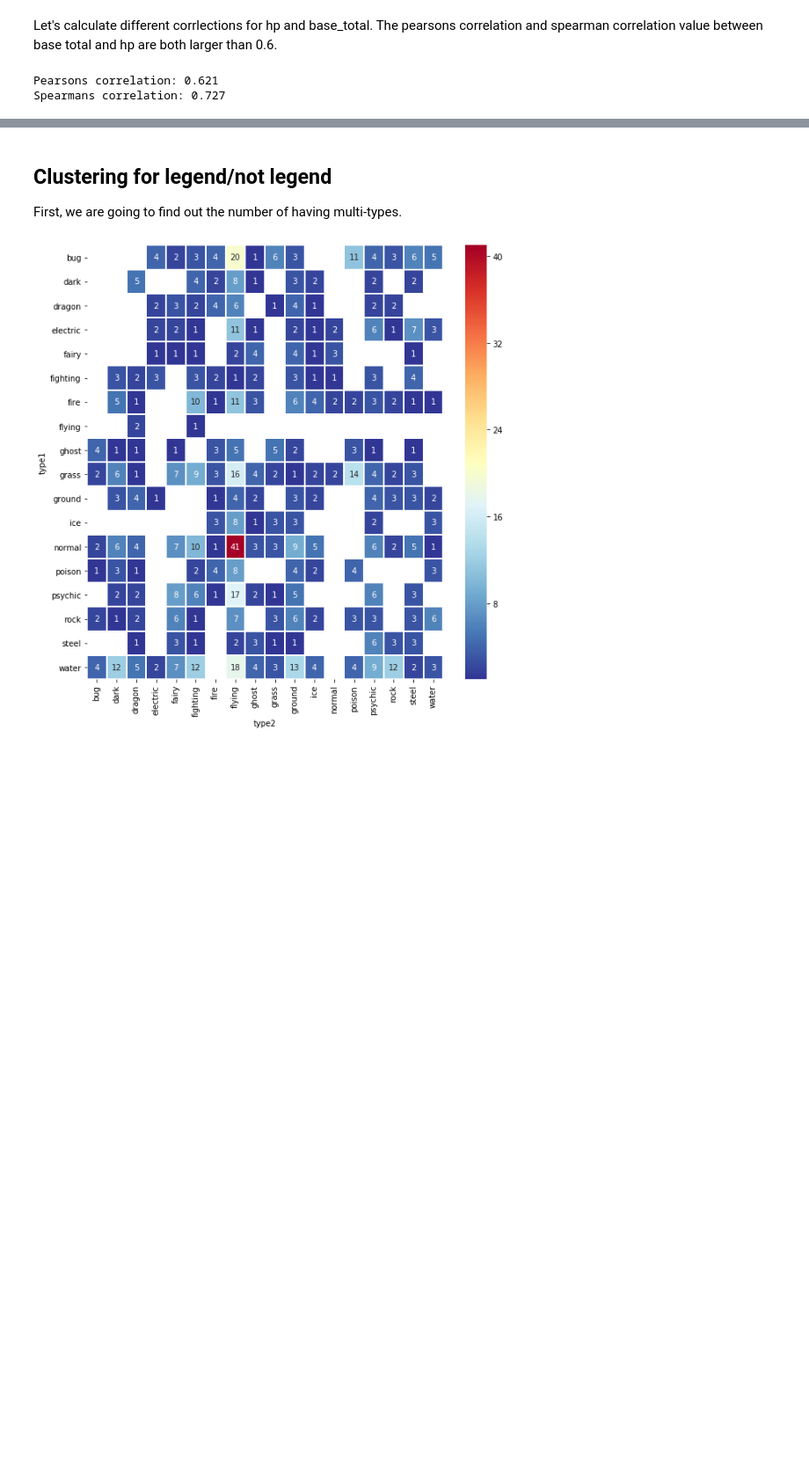
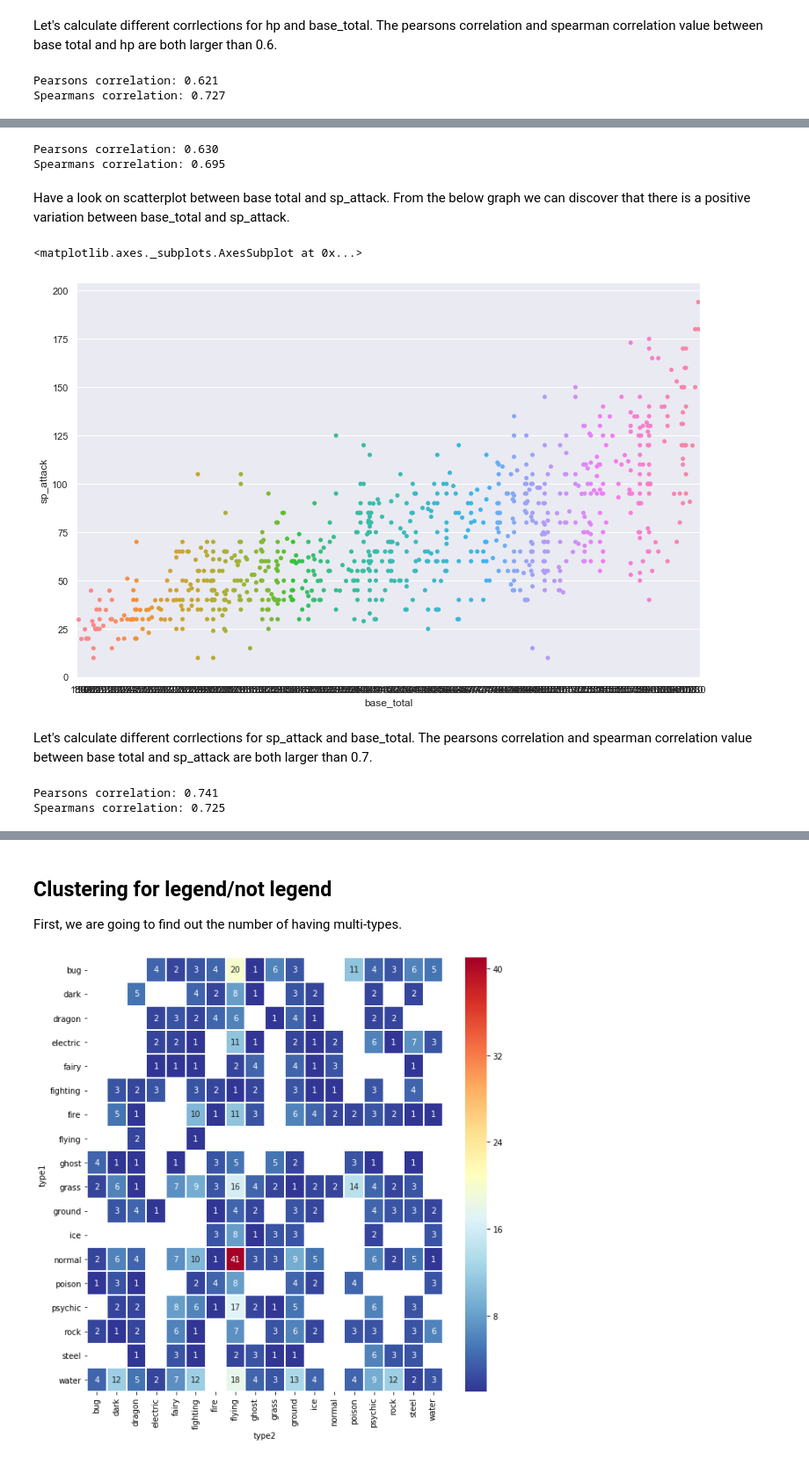
Before and after one commit to cyleung428/pokemon_anaylsis, a Jupyter notebook: pokemon.ipynb, the cells around one changed output, grey strips where cells are left out. Shown: that part at 88% size. Drawn from its saved outputs; the diff is of its cells as text; code cells hidden in the pictures; blank space fills up the shorter version.

```diff
--- a/pokemon.ipynb
+++ b/pokemon.ipynb
@@ -106,0 +117,28 @@ Spearmans correlation: 0.727
+# %%
+from scipy.stats import pearsonr,spearmanr
+corr, _ = pearsonr(X_full['base_total'], X_full['defense'])
+print('Pearsons correlation: %.3f' % corr)
+corr, _ = spearmanr(X_full['base_total'], X_full['defense'])
+print('Spearmans correlation: %.3f' % corr)
+# %% [output]
+Pearsons correlation: 0.630
+Spearmans correlation: 0.695
+# %% [markdown]
+Have a look on scatterplot between base total and sp_attack. From the below graph we can discover that there is a positive variation between base_total and sp_attack.
+# %%
+sns.swarmplot(x=X_full['base_total'],
+              y=X_full['sp_attack'])
+# %% [output]
+<matplotlib.axes._subplots.AxesSubplot at 0x...>
+[figure, added]
+# %% [markdown]
+Let's calculate different corrlections for sp_attack and base_total. The pearsons correlation and spearman correlation value between base total and sp_attack are both larger than 0.7.
+# %%
+from scipy.stats import pearsonr,spearmanr
+corr, _ = pearsonr(X_full['base_total'], X_full['sp_attack'])
+print('Pearsons correlation: %.3f' % corr)
+corr, _ = spearmanr(X_full['base_total'], X_full['sp_attack'])
+print('Spearmans correlation: %.3f' % corr)
+# %% [output]
+Pearsons correlation: 0.741
+Spearmans correlation: 0.725
```
Also changed, not shown: parts of 7 cells of this notebook.
